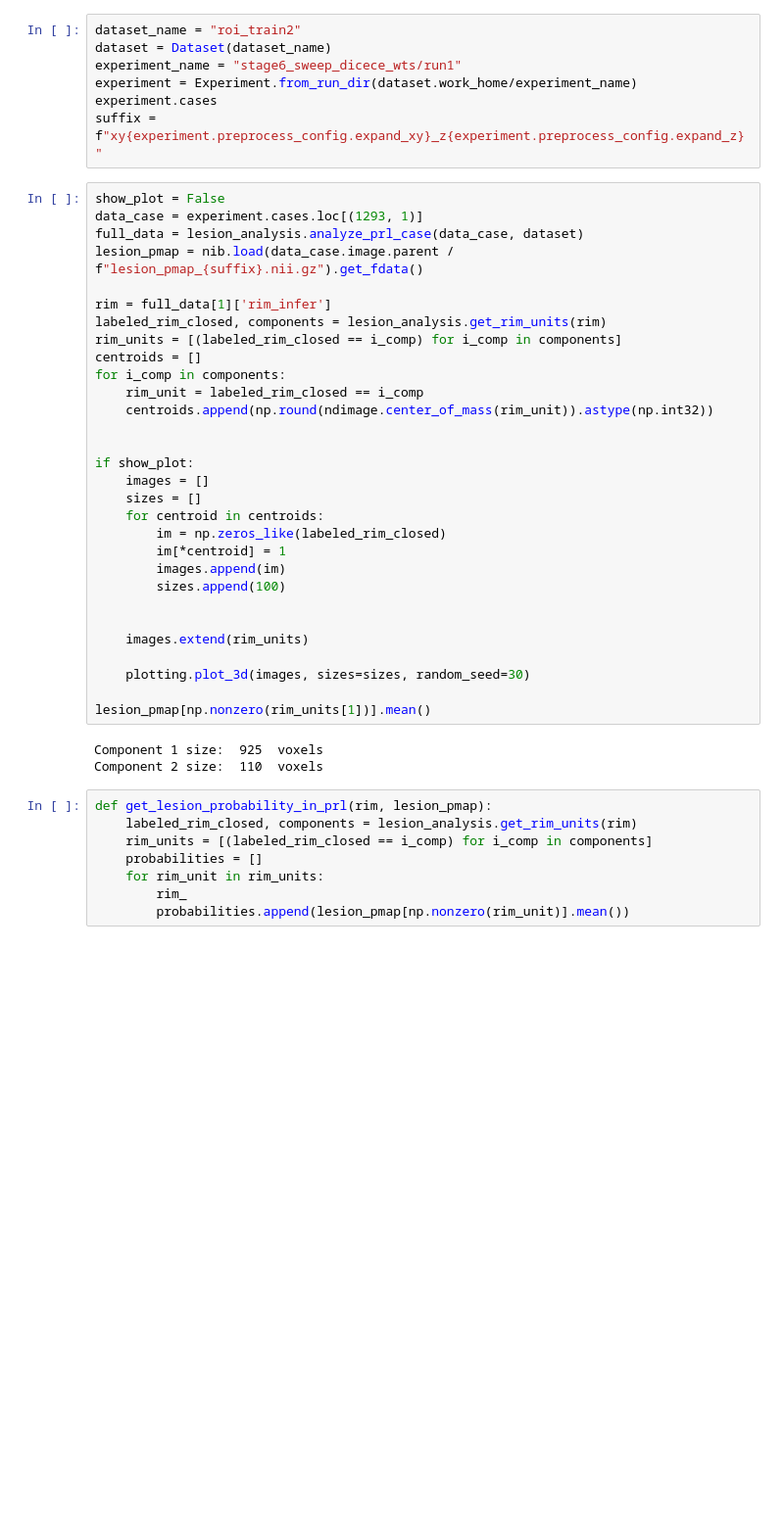
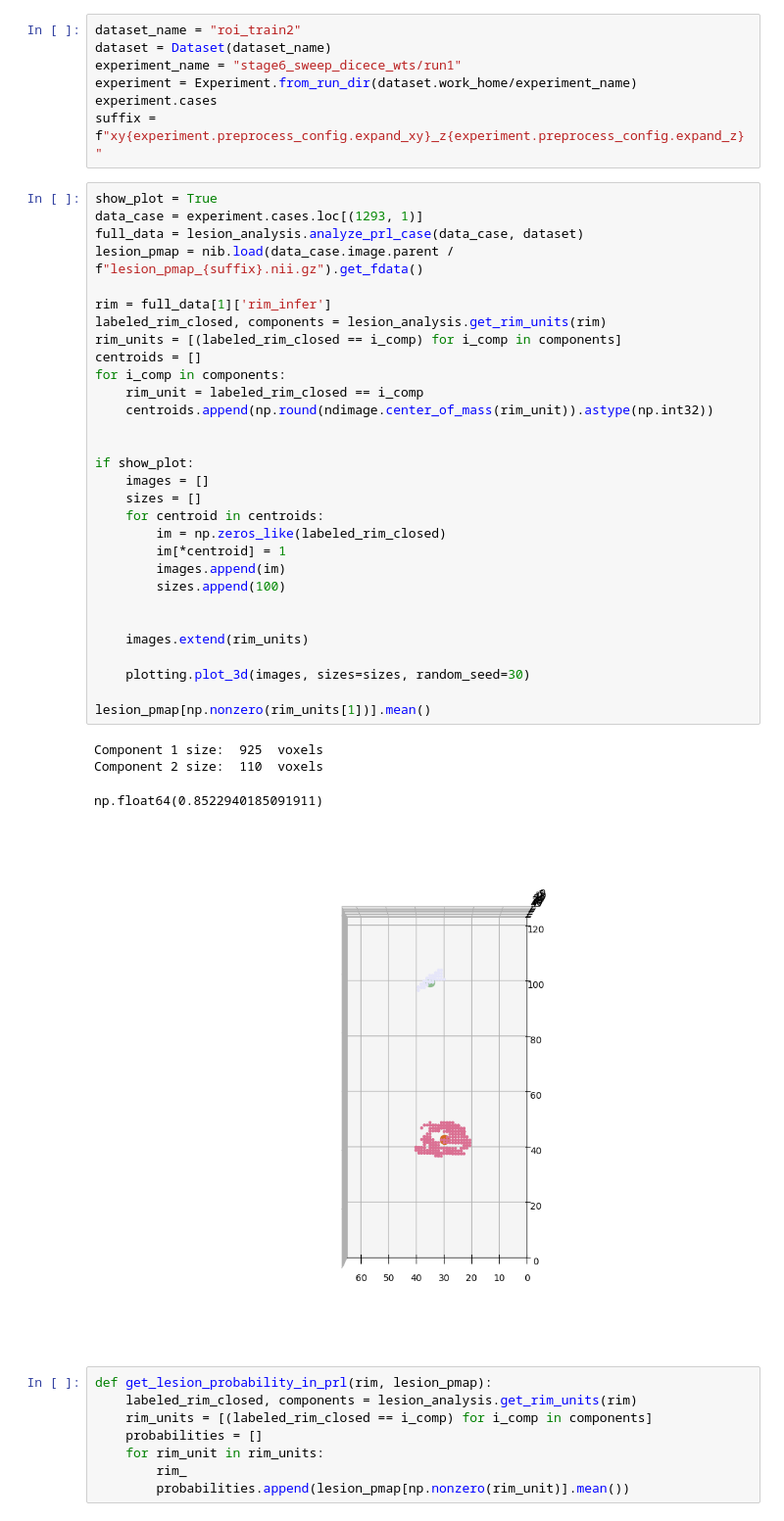
Before and after one commit to srs328/prl_project, a Jupyter notebook: notebooks/lesion_diagnostics.ipynb, the cells around one changed output. Shown at 98% size. Drawn from its saved outputs; the diff is of its cells as text; blank space fills up the shorter version.

```diff
--- a/notebooks/lesion_diagnostics.ipynb
+++ b/notebooks/lesion_diagnostics.ipynb
@@ -62,38 +62,40 @@ experiment = Experiment.from_run_dir(dataset.work_home/experiment_name)
 experiment.cases
 suffix = f"xy{experiment.preprocess_config.expand_xy}_z{experiment.preprocess_config.expand_z}"
 # %%
-show_plot = False
+show_plot = True
 data_case = experiment.cases.loc[(1293, 1)]
 full_data = lesion_analysis.analyze_prl_case(data_case, dataset)
 lesion_pmap = nib.load(data_case.image.parent / f"lesion_pmap_{suffix}.nii.gz").get_fdata()
 
 rim = full_data[1]['rim_infer']
 labeled_rim_closed, components = lesion_analysis.get_rim_units(rim)
 rim_units = [(labeled_rim_closed == i_comp) for i_comp in components]
 centroids = []
 for i_comp in components:
     rim_unit = labeled_rim_closed == i_comp
     centroids.append(np.round(ndimage.center_of_mass(rim_unit)).astype(np.int32))
 
 
 if show_plot:
     images = []
     sizes = []
     for centroid in centroids:
         im = np.zeros_like(labeled_rim_closed)
         im[*centroid] = 1
         images.append(im)
         sizes.append(100)
 
 
     images.extend(rim_units)
 
     plotting.plot_3d(images, sizes=sizes, random_seed=30)
 
 lesion_pmap[np.nonzero(rim_units[1])].mean()
 # %% [output]
 Component 1 size:  925  voxels
 Component 2 size:  110  voxels
+np.float64(0.8522940185091911)
+[figure, added]
 # %%
 def get_lesion_probability_in_prl(rim, lesion_pmap):
     labeled_rim_closed, components = lesion_analysis.get_rim_units(rim)
```
Also changed, not shown: 37 other files.
